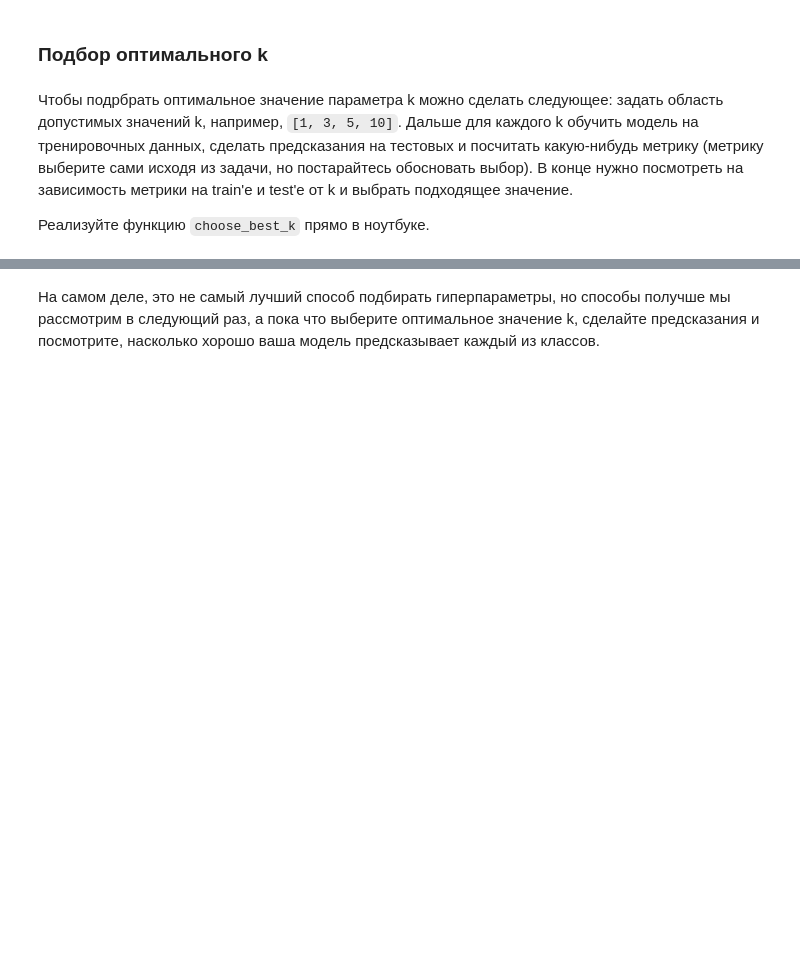
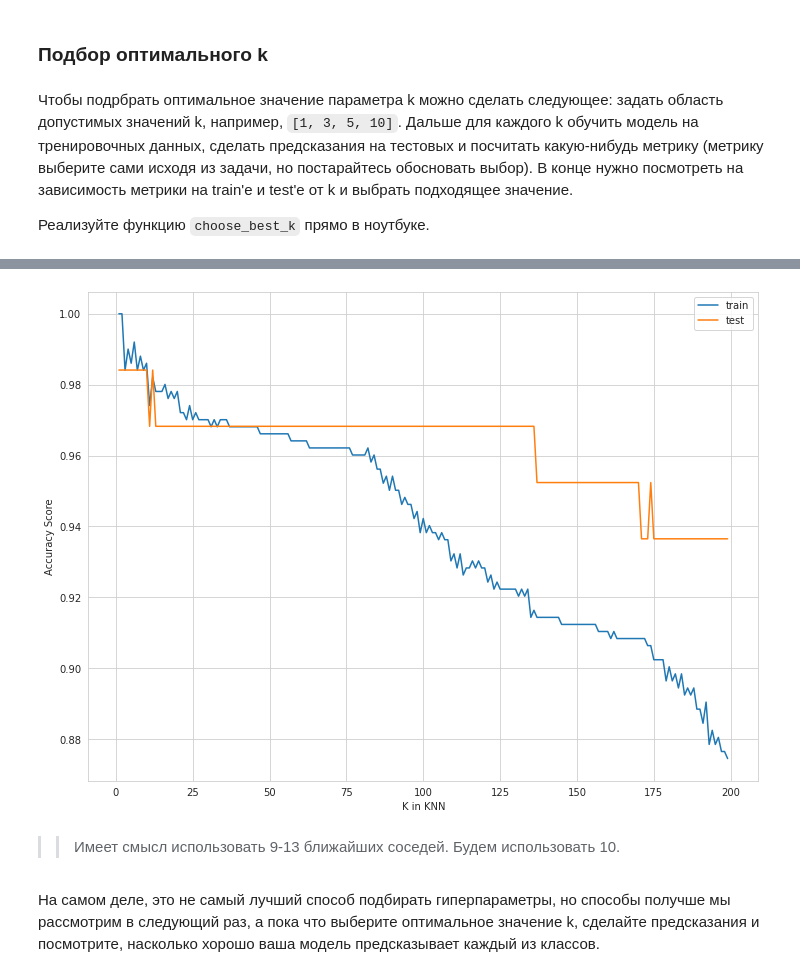
Before and after one commit to Freddsle/BI_ML_2021, a Jupyter notebook: l01_knn/code/KNN.ipynb, the cells around one changed output, grey strips where cells are left out. Cells and saved outputs as stored; diff of their text form; code cells hidden in the pictures; blank space fills up the shorter version.

```diff
--- a/l01_knn/code/KNN.ipynb
+++ b/l01_knn/code/KNN.ipynb
@@ -48,5 +48,8 @@ idx_to_stay = np.random.choice(np.arange(X.shape[0]), replace=False, size=10000)
 X = X[idx_to_stay]
 y = y[idx_to_stay]
+# %%
+# classes strings to numbers
+y = y.astype('int32')
 # %% [markdown]
 Давайте посмотрим на какое-нибудь изображение из наших данных:
 # %%
@@ -122,11 +126,11 @@ Size of y_test:  (1000,)
 # %% [markdown]
 Давайте возьмем для задачи бинарной классификации только объекты с метками классов 0 и 1.
 # %%
-binary_train_y = y_train[np.bitwise_or(y_train == '0', y_train == '1')]
-binary_train_X = X_train[y_train =='1']
+binary_train_y = y_train[np.bitwise_or(y_train == 0, y_train == 1)]
+binary_train_X = X_train[np.bitwise_or(y_train == 0, y_train == 1)]
 
-binary_test_y = y_test[np.bitwise_or(y_test == '0', y_test == '1')]
-binary_test_X = X_test[y_test =='1']
+binary_test_y = y_test[np.bitwise_or(y_test == 0, y_test == 1)]
+binary_test_X = X_test[np.bitwise_or(y_test == 0, y_test == 1)]
 # %%
 print(f'binary_train_y: {binary_train_y.shape}')
 print(f'binary_train_X: {binary_train_X.shape}')
@@ -217,6 +229,7 @@ from sklearn.metrics import precision_score, recall_score, f1_score, accuracy_sc
 def find_best_k(X_train, y_train, X_test, y_test, params, metric):
     """
     Choose the best k for KKNClassifier
+
     Arguments:
     X_train, np array (num_train_samples, num_features) - train data
     y_train, np array (num_train_samples) - train labels
@@ -224,12 +237,22 @@ def find_best_k(X_train, y_train, X_test, y_test, params, metric):
     y_test, np array (num_test_samples) - test labels
     params, list of hyperparameters for KNN, here it is list of k values
     metric, function for metric calculation
+
     Returns:
     train_metrics the list of metric values on train data set for each k in params
     test_metrics the list of metric values on test data set for each k in params
     """
+    train_metrics = []
+    test_metrics = []
 
-    """
-    YOUR CODE IS HERE
-    """
-    pass
+    for k in params:
+        find_knn_classifier = KNNClassifier(k=k)
+        find_knn_classifier.fit(X_train, y_train)
+
+        y_train_pred = find_knn_classifier.predict(X_train)
+        y_test_pred = find_knn_classifier.predict(X_test)
+
+        train_metrics.append(metric(y_train, y_train_pred))
+        test_metrics.append(metric(y_test, y_test_pred))
+
+    return train_metrics, test_metrics
@@ -236,3 +261,6 @@ def find_best_k(X_train, y_train, X_test, y_test, params, metric):
 # %%
-params = [1, 2, 4, 5, 8, 10, 30]
-train_metrics, test_metrics = find_best_k(binary_train_X, binary_train_y, binary_test_X, binary_test_y, params, accuracy_score)
+# params = [1, 2, 4, 5, 8, 10, 30, 100]
+params = list(range(1, 200))
+train_metrics, test_metrics = find_best_k(binary_train_X, binary_train_y,
+                                          binary_test_X, binary_test_y,
+                                          params, accuracy_score)
@@ -239,8 +288,12 @@ train_metrics, test_metrics = find_best_k(binary_train_X, binary_train_y, binary
 # %%
 plt.plot(params, train_metrics, label="train")
 plt.plot(params, test_metrics, label="test")
 plt.legend()
 plt.xlabel("K in KNN")
-plt.ylabel("YOUR METRIC");
+plt.ylabel("Accuracy Score");
+# %% [output]
+[figure, added]
+# %% [markdown]
+>> Имеет смысл использовать 9-13 ближайших соседей. Будем использовать 10.
 # %% [markdown]
 На самом деле, это не самый лучший способ подбирать гиперпараметры, но способы получше мы рассмотрим в следующий раз, а пока что выберите оптимальное значение k, сделайте предсказания и посмотрите, насколько хорошо ваша модель предсказывает каждый из классов.
```
Also changed, not shown: parts of 20 cells of this notebook, 1 other file.
